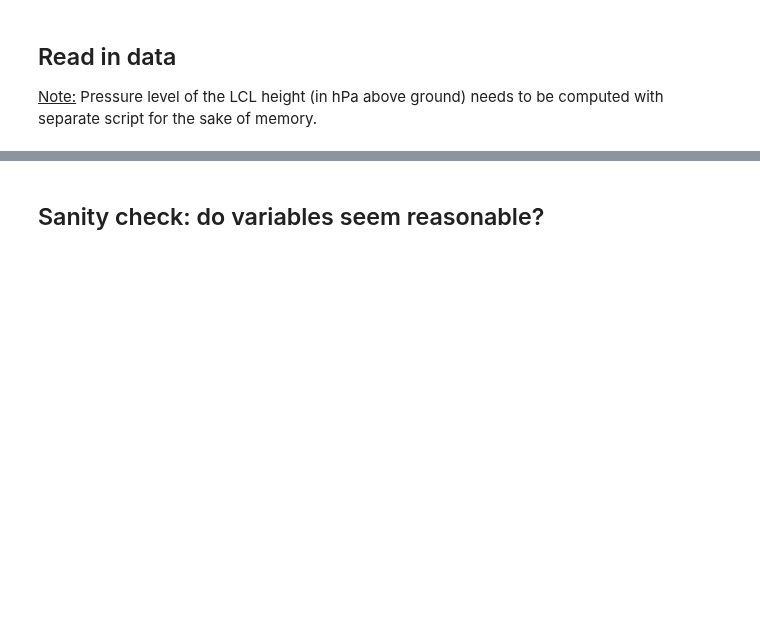
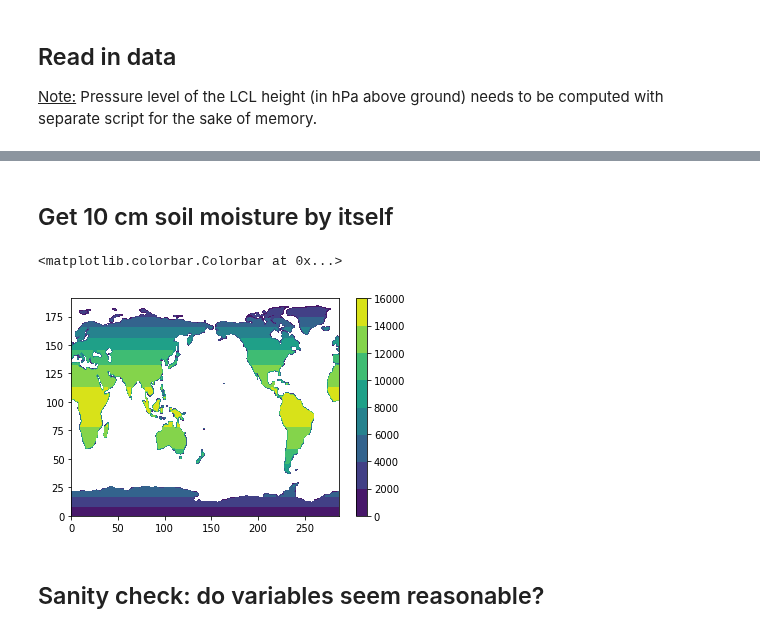
Before and after one commit to megandevlan/Coupling_CAM6CLM5, a Jupyter notebook: CouplingIndex_CESM1-CAM5.ipynb, the cells around one changed output, grey strips where cells are left out. Saved outputs shown, nothing was run; the diff lists cells and outputs as text; code cells hidden in the pictures; blank space fills up the shorter version.

Commit message:
Compute coupling indices (run on Glade).

```diff
--- a/CouplingIndex_CESM1-CAM5.ipynb
+++ b/CouplingIndex_CESM1-CAM5.ipynb
@@ -79,0 +131,11 @@ dates    = pd.DatetimeIndex(soilM10_full['time'].values)
+# %%
+# Read in land fraction
+filePath = '/glade/work/mdfowler/data/CESM1/cam5.1_amip_1d_002.clm2.h1.1979-01-01-00000.nc'
+exDF = xr.open_dataset(filePath,decode_times=False)
+
+landMask              = exDF.landmask.values.astype(float)
+landMask[landMask==0] = np.nan
+
+landArea = exDF.area.values * exDF.landfrac.values
+# %% [markdown]
+## Get 10 cm soil moisture by itself
@@ -79,0 +152,6 @@ dates    = pd.DatetimeIndex(soilM10_full['time'].values)
+# %%
+plt.contourf(landArea)
+plt.colorbar()
+# %% [output]
+<matplotlib.colorbar.Colorbar at 0x...>
+[figure, added]
```
Also changed, not shown: parts of 22 cells of this notebook.
